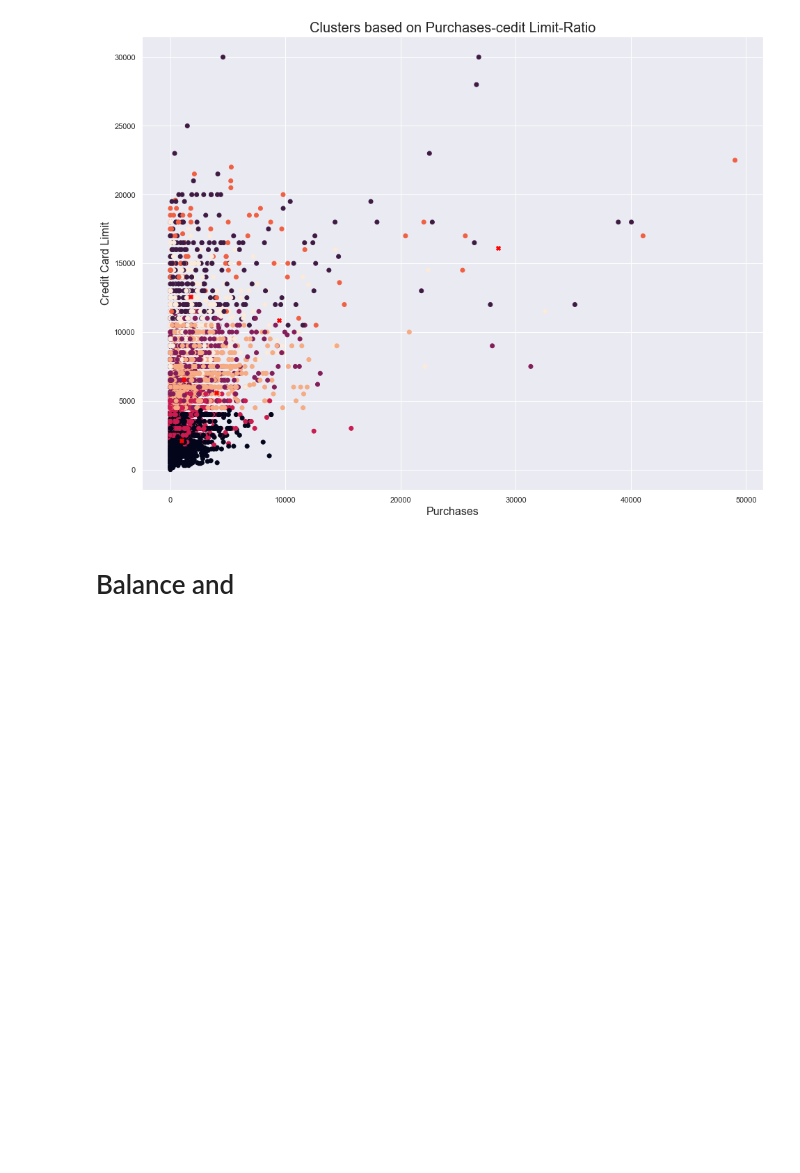
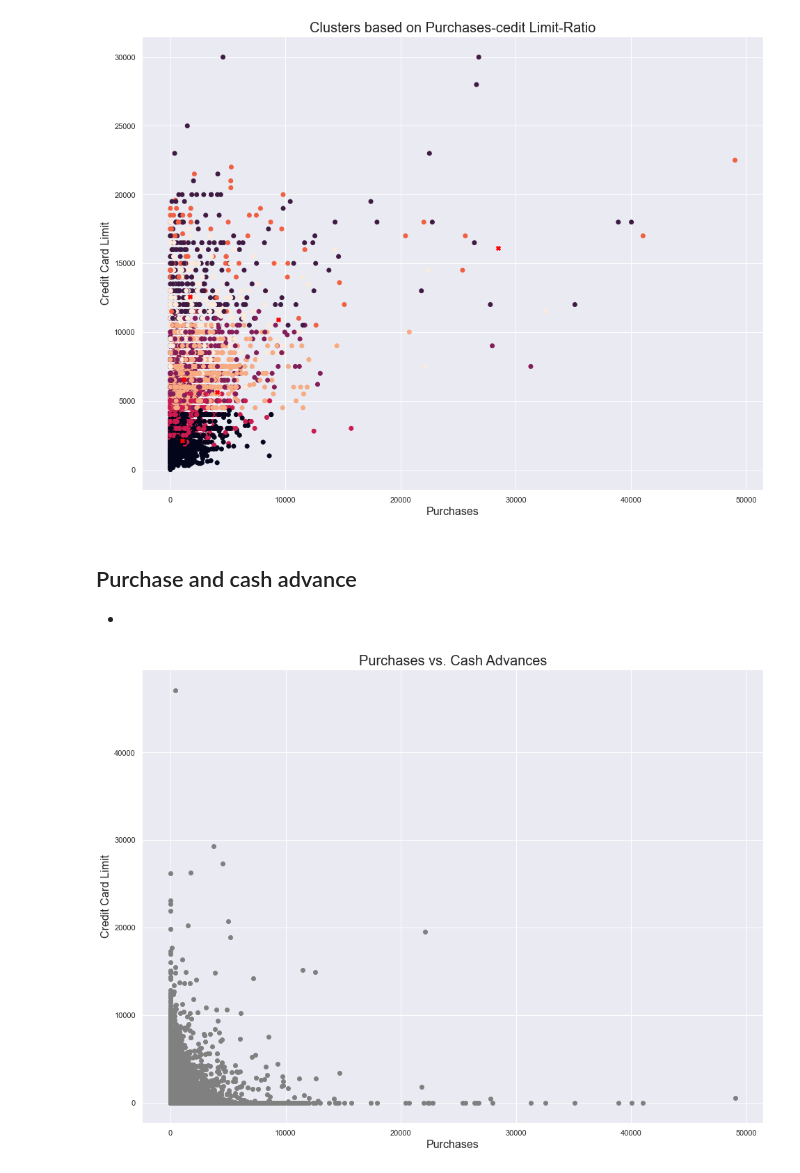
Before and after one commit to Jruz9/customer-targeting-using-cerdit-card-data, a Jupyter notebook: customerTargetingUsingCreditCardData.ipynb, the cells around one changed output. Saved outputs shown, nothing was run; the diff lists cells and outputs as text; code cells hidden in the pictures; blank space fills up the shorter version.

```diff
--- a/customerTargetingUsingCreditCardData.ipynb
+++ b/customerTargetingUsingCreditCardData.ipynb
@@ -255,4 +268,5 @@ plt.show()
 # %% [output]
 [figure]
 # %% [markdown]
-# Balance and
+## Purchase and cash advance
+-
@@ -258,0 +277,10 @@ plt.show()
+# %%
+# plots
+plt.figure(figsize = (16, 12))
+plt.title("Purchases vs. Cash Advances", fontsize = 20)
+plt.scatter(secondDataset["PURCHASES"], secondDataset["CASH_ADVANCE"], color = "grey")
+plt.xlabel("Purchases", fontsize = 16)
+plt.ylabel("Credit Card Limit", fontsize = 16)
+plt.show()
+# %% [output]
+[figure, added]
```
Also changed, not shown: parts of 6 cells of this notebook.
